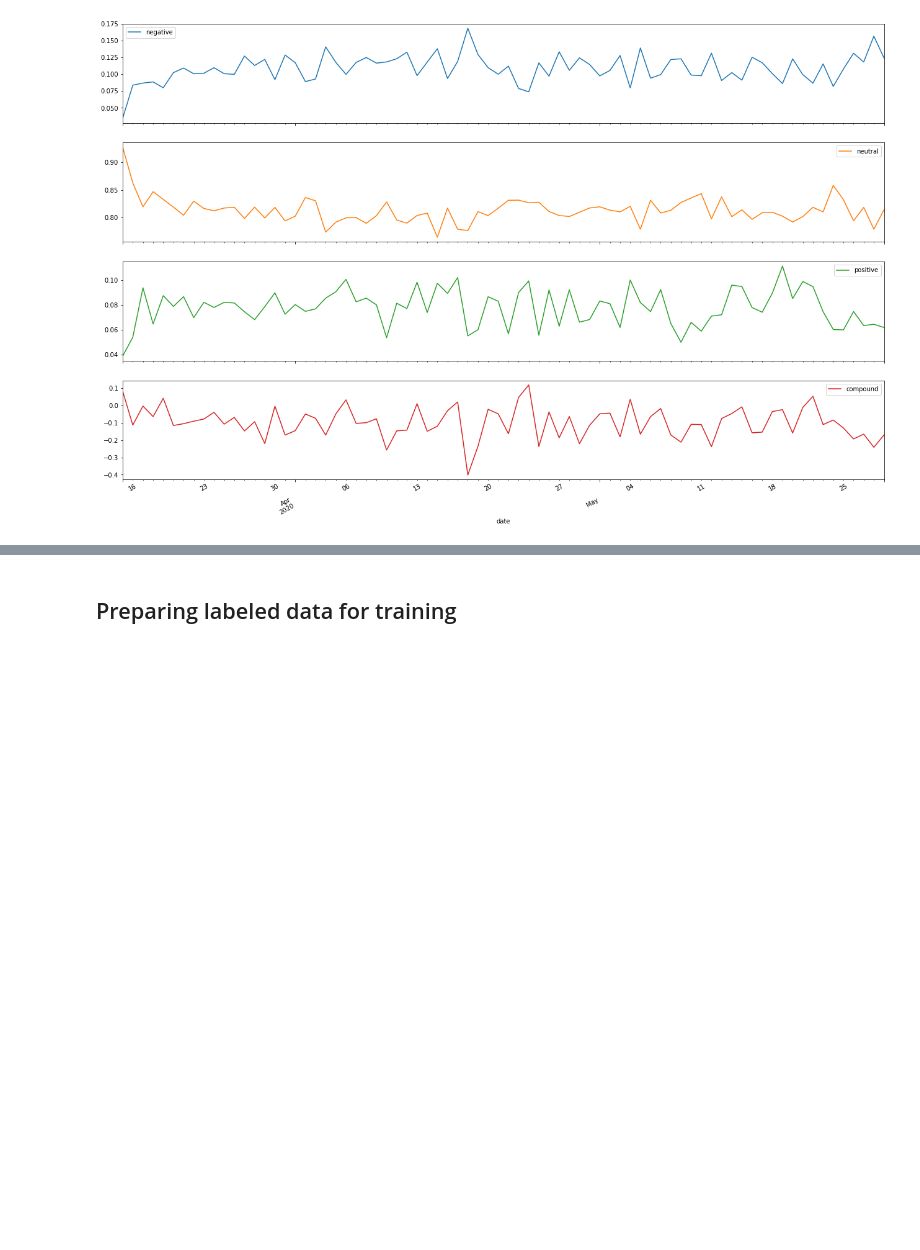
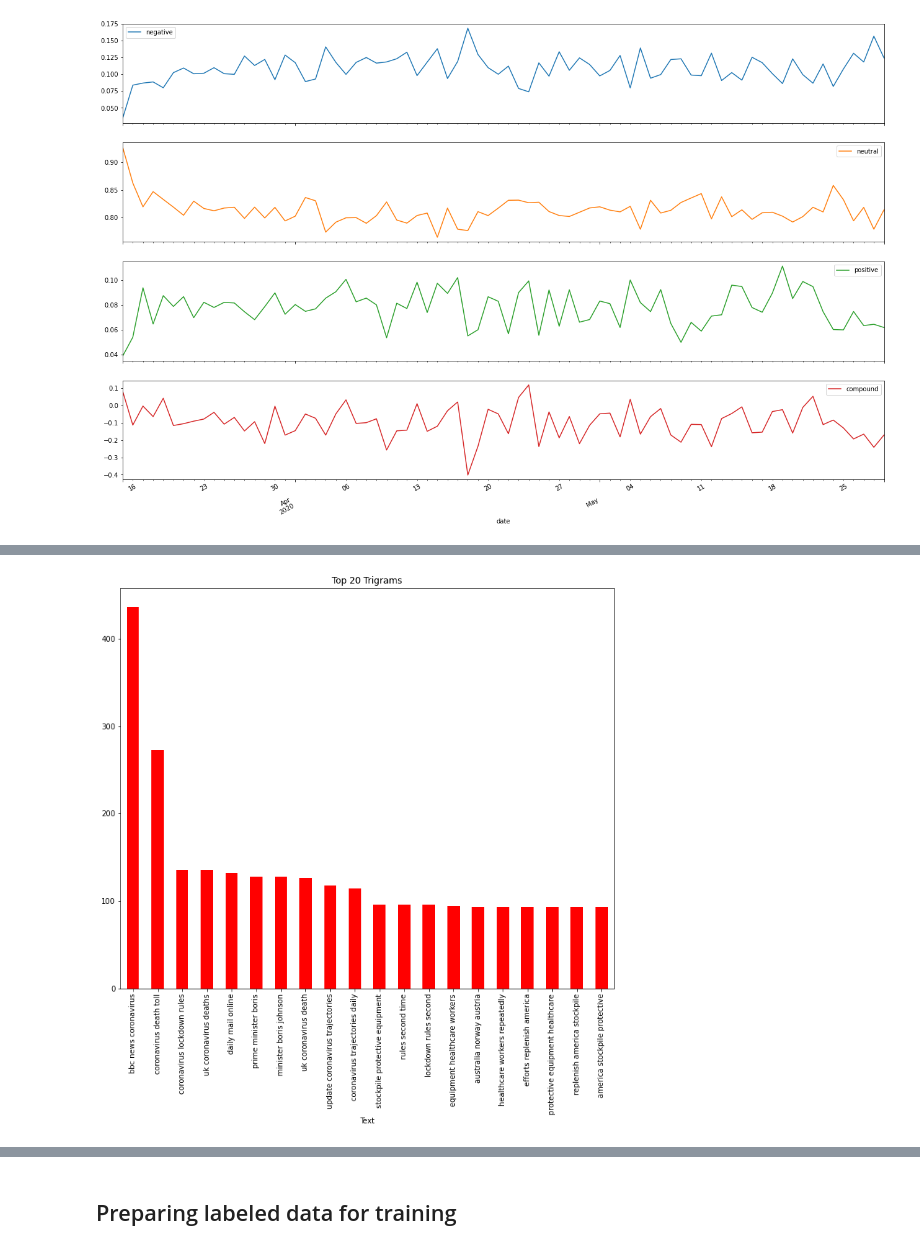
Before and after one commit to esraguzel/dsc-capstone-project-v2-onl01-dtsc-ft-012120, a Jupyter notebook: extract_tweets.ipynb, the cells around one changed output, grey strips where cells are left out. Saved outputs shown, nothing was run; the diff lists cells and outputs as text; code cells hidden in the pictures; blank space fills up the shorter version.

```diff
--- a/extract_tweets.ipynb
+++ b/extract_tweets.ipynb
@@ -355,0 +407,8 @@ plt.show()
+# %%
+trigrams = get_top_n_gram(df['cleaned_text'],(3,3),20)
+# %%
+df_trigrams = pd.DataFrame(trigrams, columns = ['Text' , 'count'])
+df_trigrams.groupby('Text').sum()['count'].sort_values(ascending=False).plot(
+    kind='bar',color='red', figsize=(12, 10), title='Top 20 Trigrams');
+# %% [output]
+[figure, added]
```
Also changed, not shown: parts of 16 cells of this notebook, 3 other files.
